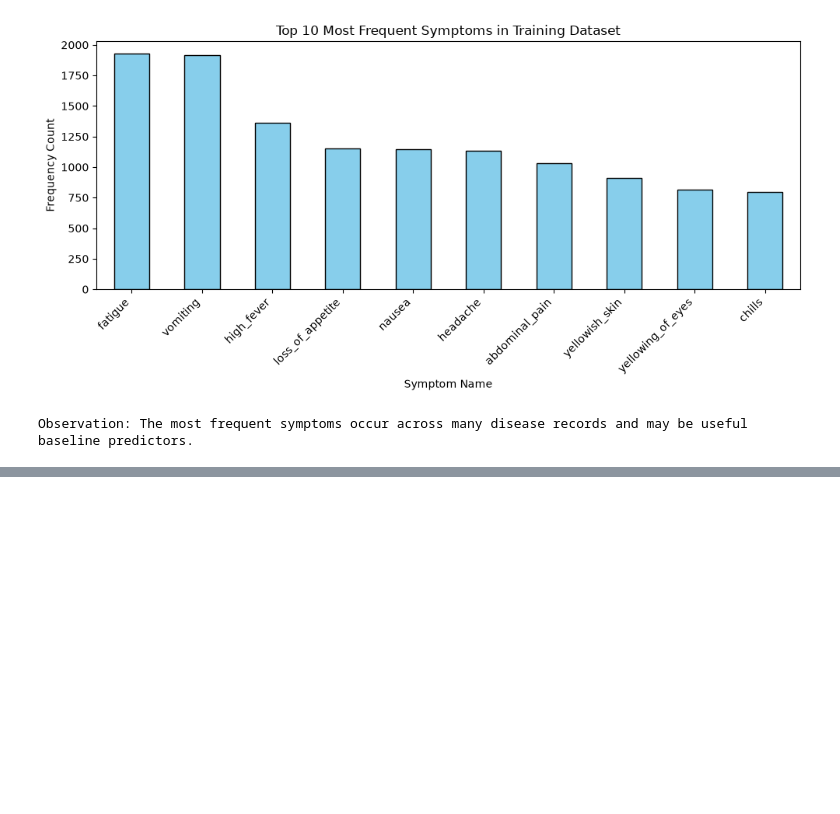
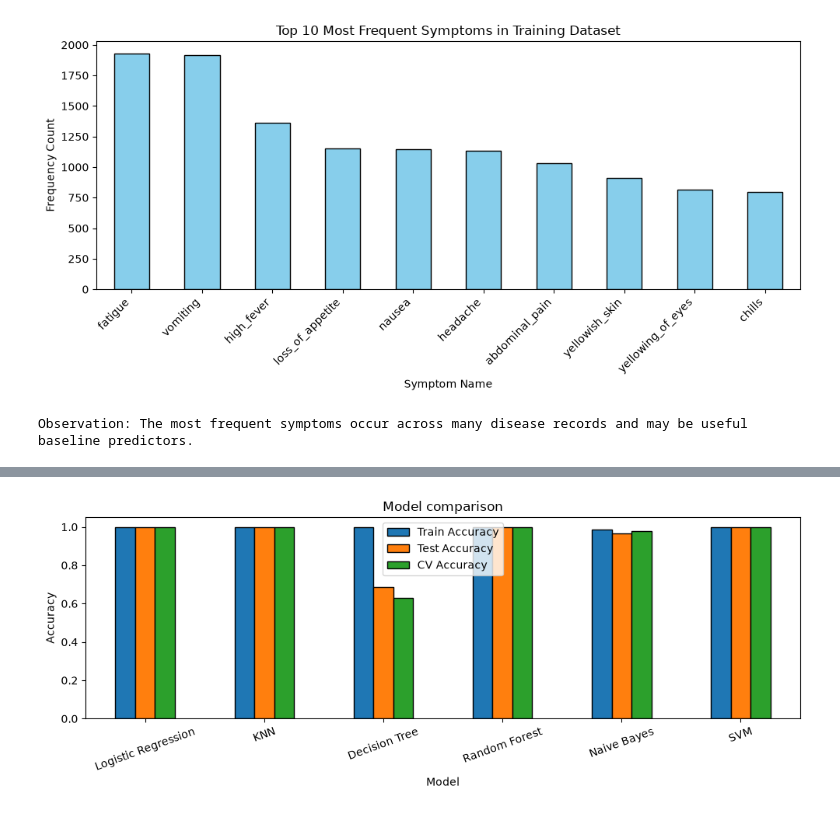
Before and after one commit to Sarvan-Singh7/Desease-Prediction-System-using-ML, a Jupyter notebook: ML.ipynb, the cells around one changed output, grey strips where cells are left out. Saved outputs shown, nothing was run; the diff lists cells and outputs as text; code cells hidden in the pictures; blank space fills up the shorter version.

```diff
--- a/ML.ipynb
+++ b/ML.ipynb
@@ -285,0 +271,15 @@ The symptom dataset was inspected, cleaned, transformed into binary machine-lear
+# %%
+feature_columns = [c for c in df_unique.columns if c != 'prognosis']
+
+X = df_unique[feature_columns]      # input: 131 symptoms (0 or 1)
+y = df_unique['prognosis']          # output: disease name
+
+X_train, X_test, y_train, y_test = train_test_split(
+    X, y, test_size=0.2, random_state=42, stratify=y)
+
+print('Training rows:', len(X_train))
+print('Testing rows :', len(X_test))
+
+# Safety check: are there any rows that are in BOTH train and test?
+both = X_test.merge(X_train, how='inner')
+print('Rows present in both train and test:', len(both), ' (must be 0)')
@@ -285,0 +347,12 @@ The symptom dataset was inspected, cleaned, transformed into binary machine-lear
+# %%
+from sklearn.model_selection import cross_val_score
+import warnings
+warnings.filterwarnings('ignore')    # hide harmless version warnings
+cv_results = {}
+for name, model in models.items():
+    scores = cross_val_score(model, X, y, cv=5)      # 5 accuracy scores
+    cv_results[name] = scores.mean()                 # average of the 5
+
+results['CV Accuracy'] = pd.Series(cv_results)
+results['Overfit Gap'] = results['Train Accuracy'] - results['Test Accuracy']
+results.round(3)
@@ -285,0 +368,11 @@ The symptom dataset was inspected, cleaned, transformed into binary machine-lear
+# %%
+# Chart: train vs test vs cross-validation accuracy
+results[['Train Accuracy', 'Test Accuracy', 'CV Accuracy']].plot(kind='bar', figsize=(10, 4), edgecolor='black')
+plt.title('Model comparison')
+plt.ylabel('Accuracy')
+plt.ylim(0, 1.05)
+plt.xticks(rotation=20)
+plt.tight_layout()
+plt.show()
+# %% [output]
+[figure, added]
```
Also changed, not shown: parts of 38 cells of this notebook.
